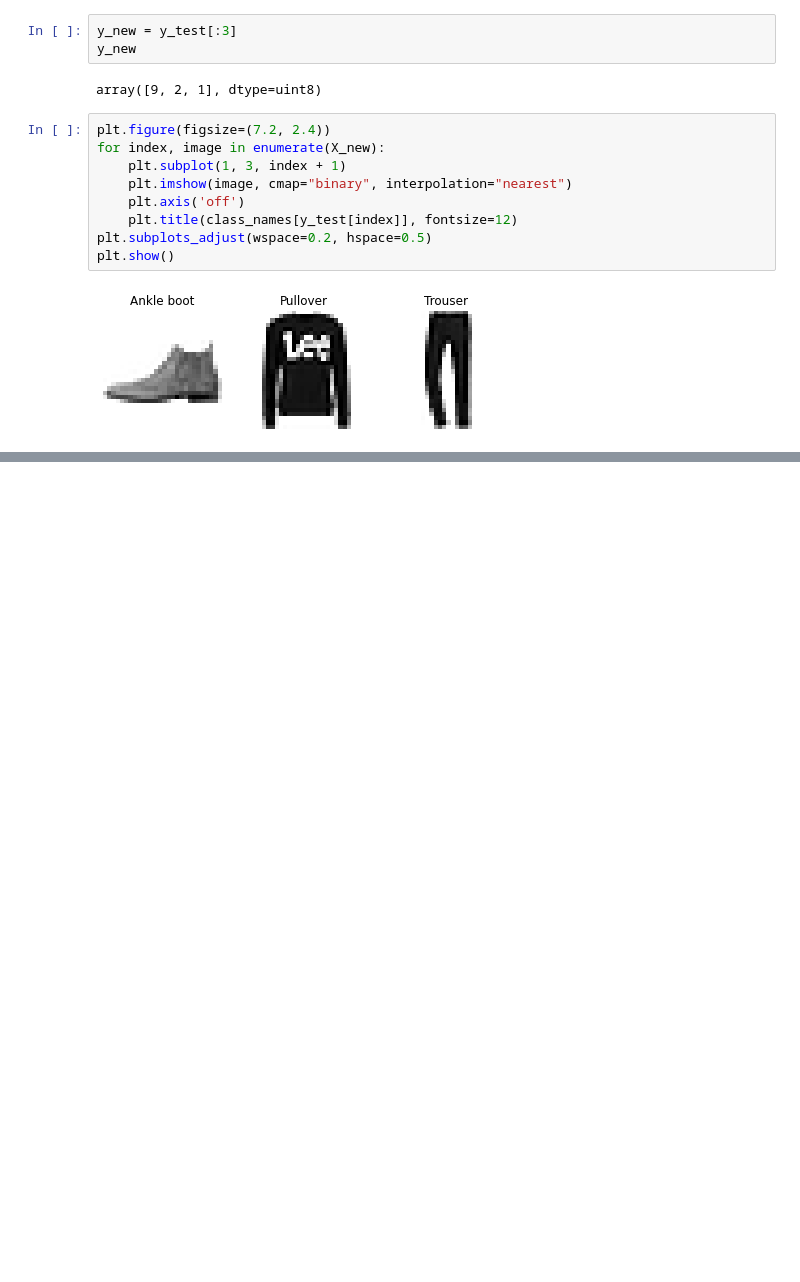
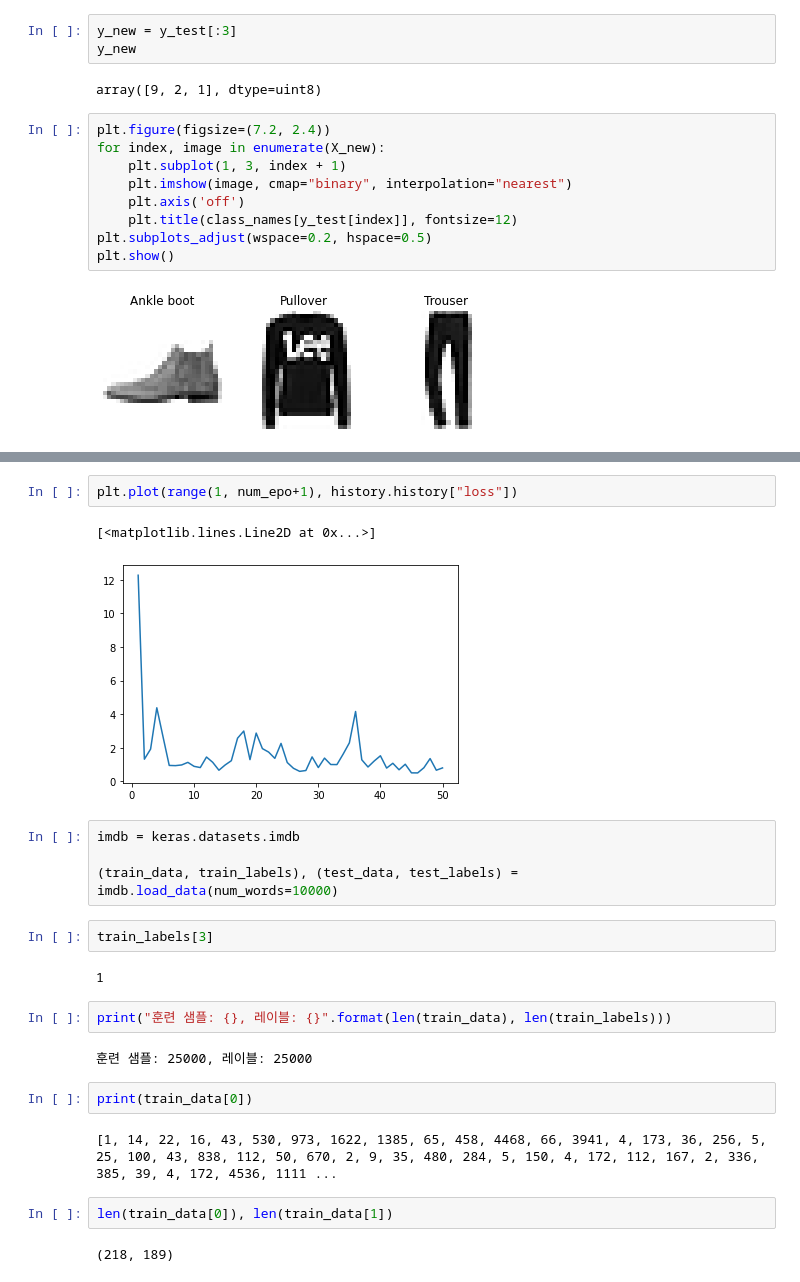
Before and after one commit to ms-shin/Machine-Learning, a Jupyter notebook: 10.Neural_network.ipynb, the cells around one changed output, grey strips where cells are left out. Drawn from its saved outputs; the diff is of its cells as text; blank space fills up the shorter version.

```diff
--- a/10.Neural_network.ipynb
+++ b/10.Neural_network.ipynb
@@ -286,0 +501,25 @@ plt.show()
+# %%
+plt.plot(range(1, num_epo+1), history.history["loss"])
+# %% [output]
+[<matplotlib.lines.Line2D at 0x...>]
+[figure, added]
+# %%
+imdb = keras.datasets.imdb
+
+(train_data, train_labels), (test_data, test_labels) = imdb.load_data(num_words=10000)
+# %%
+train_labels[3]
+# %% [output]
+1
+# %%
+print("훈련 샘플: {}, 레이블: {}".format(len(train_data), len(train_labels)))
+# %% [output]
+훈련 샘플: 25000, 레이블: 25000
+# %%
+print(train_data[0])
+# %% [output]
+[1, 14, 22, 16, 43, 530, 973, 1622, 1385, 65, 458, 4468, 66, 3941, 4, 173, 36, 256, 5, 25, 100, 43, 838, 112, 50, 670, 2, 9, 35, 480, 284, 5, 150, 4, 172, 112, 167, 2, 336, 385, 39, 4, 172, 4536, 1111 ...
+# %%
+len(train_data[0]), len(train_data[1])
+# %% [output]
+(218, 189)
```
Also changed, not shown: parts of 55 cells of this notebook, 1 other file.
